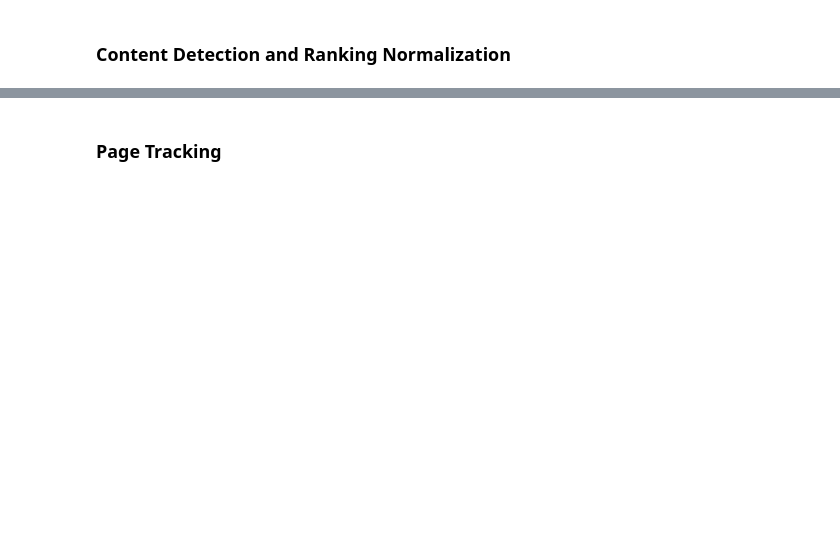
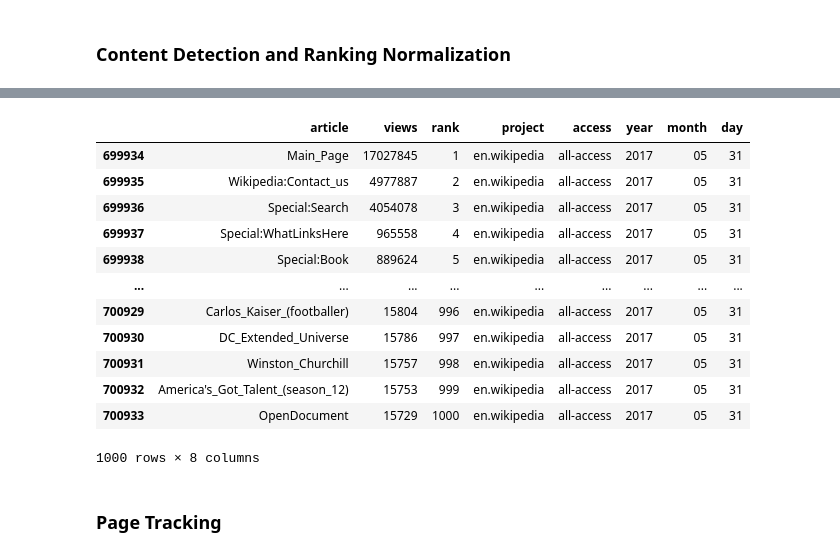
Before and after one commit to ralgara/wikipedia, a Jupyter notebook: wikipedia.ipynb, the cells around one changed output, grey strips where cells are left out. Saved outputs shown, nothing was run; the diff lists cells and outputs as text; code cells hidden in the pictures; blank space fills up the shorter version.

```diff
--- a/wikipedia.ipynb
+++ b/wikipedia.ipynb
@@ -148,3 +251,20 @@ See the caveats in the documentation: https://pandas.pydata.org/pandas-docs/stab
+# %%
+pageviews_raw.query('year=="2017" and month=="05" and day=="31"')
+#[pageviews['date'].astype(str) == '2017-05-31']
+# %% [output]
+|  | article | views | rank | project | access | year | month | day |
+| 699934 | Main_Page | 17027845 | 1 | en.wikipedia | all-access | 2017 | 05 | 31 |
+| 699935 | Wikipedia:Contact_us | 4977887 | 2 | en.wikipedia | all-access | 2017 | 05 | 31 |
+| 699936 | Special:Search | 4054078 | 3 | en.wikipedia | all-access | 2017 | 05 | 31 |
+| 699937 | Special:WhatLinksHere | 965558 | 4 | en.wikipedia | all-access | 2017 | 05 | 31 |
+| 699938 | Special:Book | 889624 | 5 | en.wikipedia | all-access | 2017 | 05 | 31 |
+| ... | ... | ... | ... | ... | ... | ... | ... | ... |
+| 700929 | Carlos_Kaiser_(footballer) | 15804 | 996 | en.wikipedia | all-access | 2017 | 05 | 31 |
+| 700930 | DC_Extended_Universe | 15786 | 997 | en.wikipedia | all-access | 2017 | 05 | 31 |
+| 700931 | Winston_Churchill | 15757 | 998 | en.wikipedia | all-access | 2017 | 05 | 31 |
+| 700932 | America's_Got_Talent_(season_12) | 15753 | 999 | en.wikipedia | all-access | 2017 | 05 | 31 |
+| 700933 | OpenDocument | 15729 | 1000 | en.wikipedia | all-access | 2017 | 05 | 31 |
+1000 rows × 8 columns
 # %% [markdown]
 ### Page Tracking
 # %%
```
Also changed, not shown: parts of 15 cells of this notebook.
